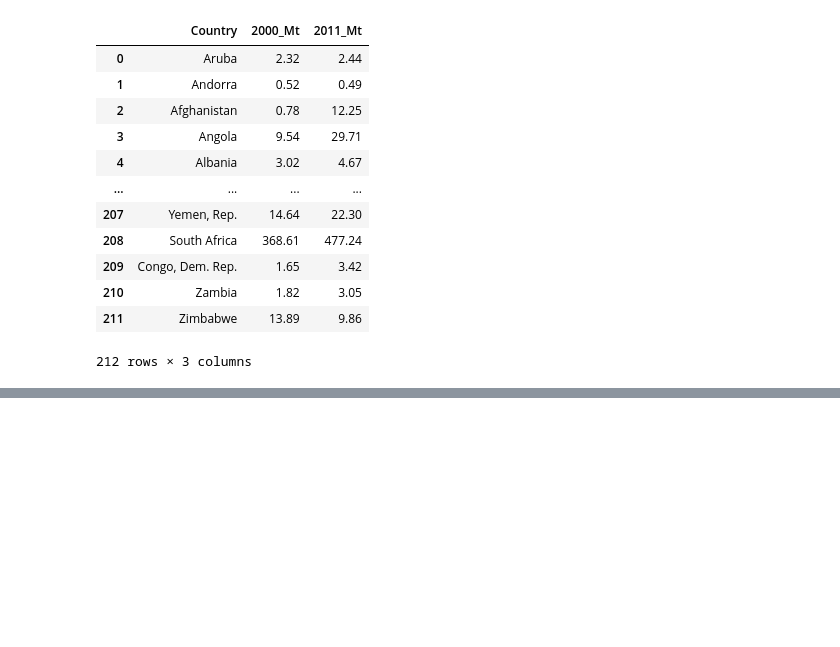
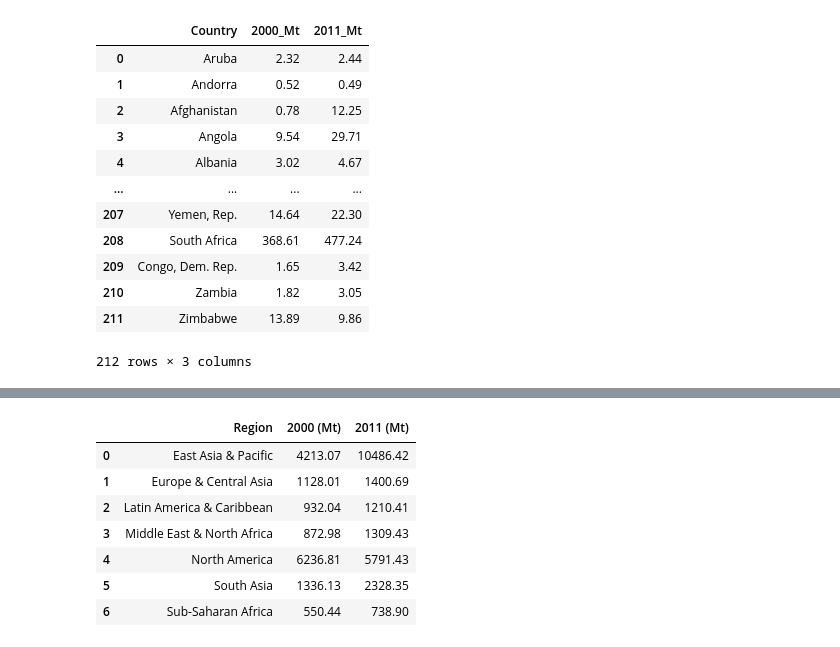
Before and after one commit to sanaullah525/Global-CO2-Emissions-Data-Analysis-Project, a Jupyter notebook: datapr.ipynb, the cells around one changed output, grey strips where cells are left out. Cells and saved outputs as stored; diff of their text form; code cells hidden in the pictures; blank space fills up the shorter version.

Commit message:
filtering raw data, Mapping codes to region names and Converting kt to Mt.

```diff
--- a/datapr.ipynb
+++ b/datapr.ipynb
@@ -347,21 +347,3 @@ Top 10 Countries with Highest Emission Reductions (2000–2011)
 | 8 | Singapore | 49.005788 | 22.394369 | 26.611419 | 54.302604 |
 | 9 | France | 364.063427 | 338.805131 | 25.258296 | 6.937883 |
 | 10 | Spain | 294.434431 | 270.675938 | 23.758493 | 8.069197 |
-# %%
-# List of regions you want to keep
-pd.set_option('display.max_rows', 20)
-# List of regions you want
-regions = [
-    "East Asia & Pacific",
-    "Europe & Central Asia",
-    "North America",
-    "Middle East & North Africa",
-    "South Asia",
-    "Latin America & Caribbean",
-    "Sub-Saharan Africa"
-]
-# Filter the DataFrame to only include these regions
-remdf = rawdf[dataf['Country Name'].isin(regions)][['Country Name', 'Country Code', '2000', '2011']]
-remdf = remdf.reset_index(drop=True)
-remdf.index= remdf.index+1
-remdf
@@ -485,0 +350,39 @@ merged
+# %%
+import pandas as pd
+
+
+code_to_region = {
+    'NAC': 'North America',
+    'SAS': 'South Asia',
+    'EAP': 'East Asia & Pacific',
+    'ECA': 'Europe & Central Asia',
+    'LAC': 'Latin America & Caribbean',
+    'MNA': 'Middle East & North Africa',
+    'SSA': 'Sub-Saharan Africa'
+}
+
+# Filter raw data to official aggregate codes only.
+filtered = rawdf[rawdf['Country Code'].isin(code_to_region.keys())].copy()
+
+# Map codes to region names
+filtered['Region'] = filtered['Country Code'].map(code_to_region)
+
+# Convert kt → Mt
+filtered['2011 (Mt)'] = filtered['2011'] / 1000
+filtered['2000 (Mt)'] = filtered['2000'] / 1000
+
+# Group by region and sum
+agg_df = filtered.groupby('Region', as_index=False).agg({
+    '2000 (Mt)': 'sum',
+    '2011 (Mt)': 'sum'
+})
+agg_df
+# %% [output]
+|  | Region | 2000 (Mt) | 2011 (Mt) |
+| 0 | East Asia & Pacific | 4213.07 | 10486.42 |
+| 1 | Europe & Central Asia | 1128.01 | 1400.69 |
+| 2 | Latin America & Caribbean | 932.04 | 1210.41 |
+| 3 | Middle East & North Africa | 872.98 | 1309.43 |
+| 4 | North America | 6236.81 | 5791.43 |
+| 5 | South Asia | 1336.13 | 2328.35 |
+| 6 | Sub-Saharan Africa | 550.44 | 738.90 |
```
Also changed, not shown: parts of 5 cells of this notebook.
